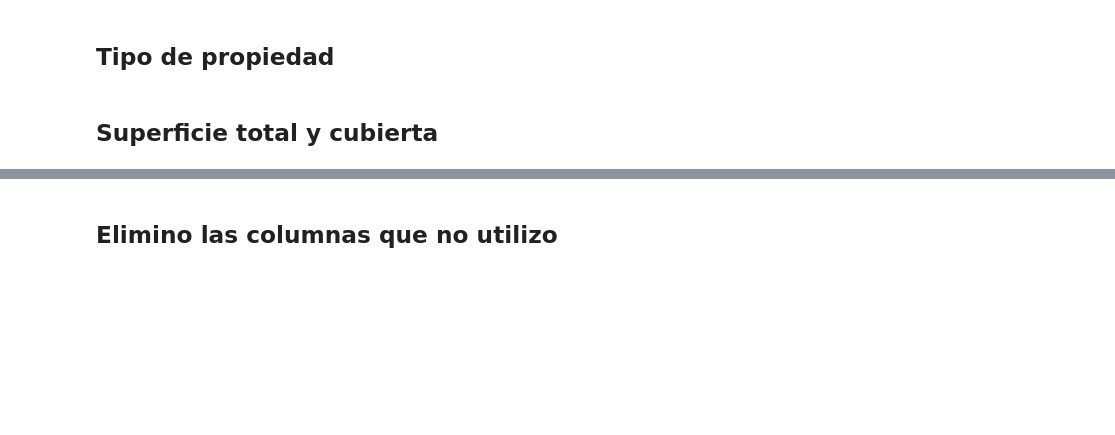
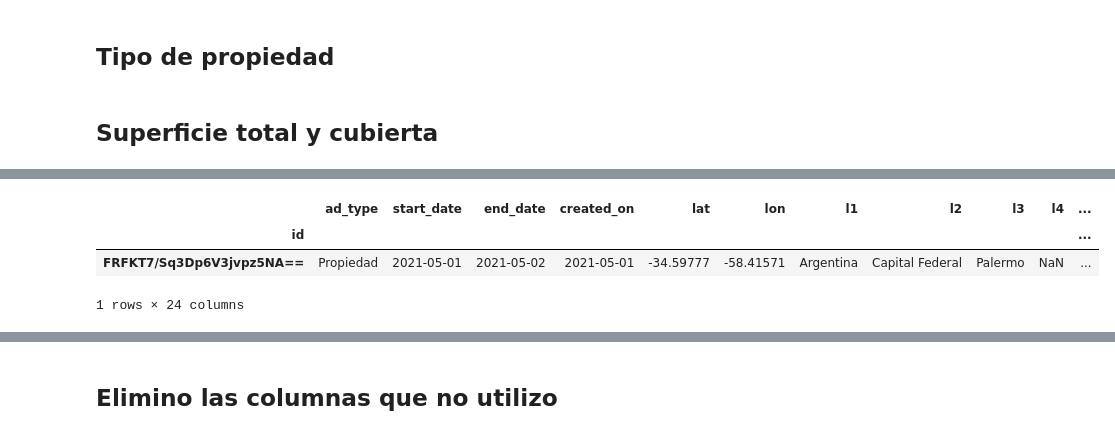
Before and after one commit to NNunezManzano/Predicci-n-precio-de-propiedades, a Jupyter notebook: notebook/BARRIOS.ipynb, the cells around one changed output, grey strips where cells are left out. Drawn from its saved outputs; the diff is of its cells as text; code cells hidden in the pictures; blank space fills up the shorter version.

```diff
--- a/notebook/BARRIOS.ipynb
+++ b/notebook/BARRIOS.ipynb
@@ -186,0 +216,7 @@ df.loc[(df.surface_covered < 0), ["surface_covered"]] = abs(df.loc[(df.surface_c
+# %%
+df.loc[(df.l3 == "Palermo") & (df["price"] < 30000)]
+# %% [output]
+|  | ad_type | start_date | end_date | created_on | lat | lon | l1 | l2 | l3 | l4 | ... |
+| id |  |  |  |  |  |  |  |  |  |  | ... |
+| FRFKT7/Sq3Dp6V3jvpz5NA== | Propiedad | 2021-05-01 | 2021-05-02 | 2021-05-01 | -34.59777 | -58.41571 | Argentina | Capital Federal | Palermo | NaN | ... |
+1 rows × 24 columns
```
Also changed, not shown: parts of 20 cells of this notebook.
